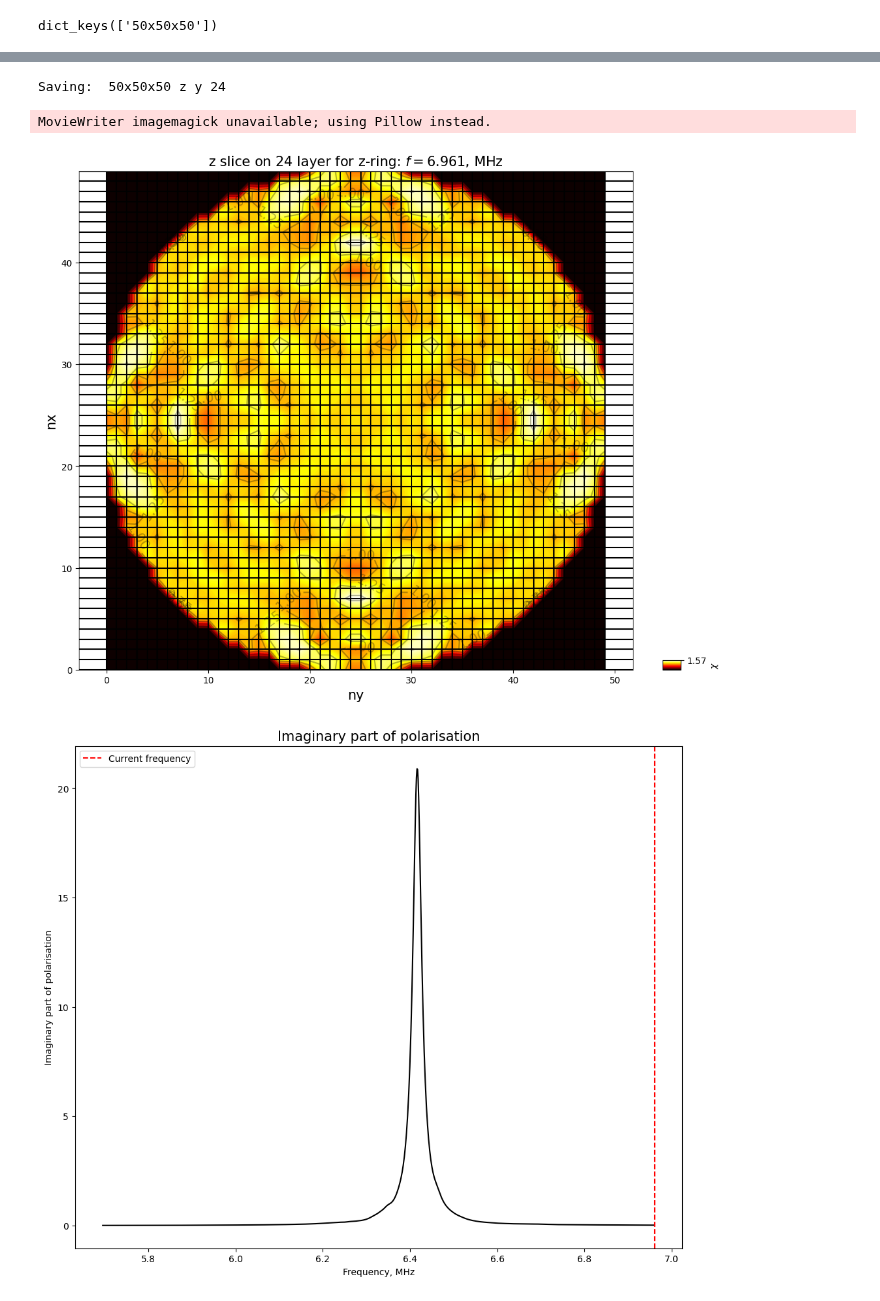
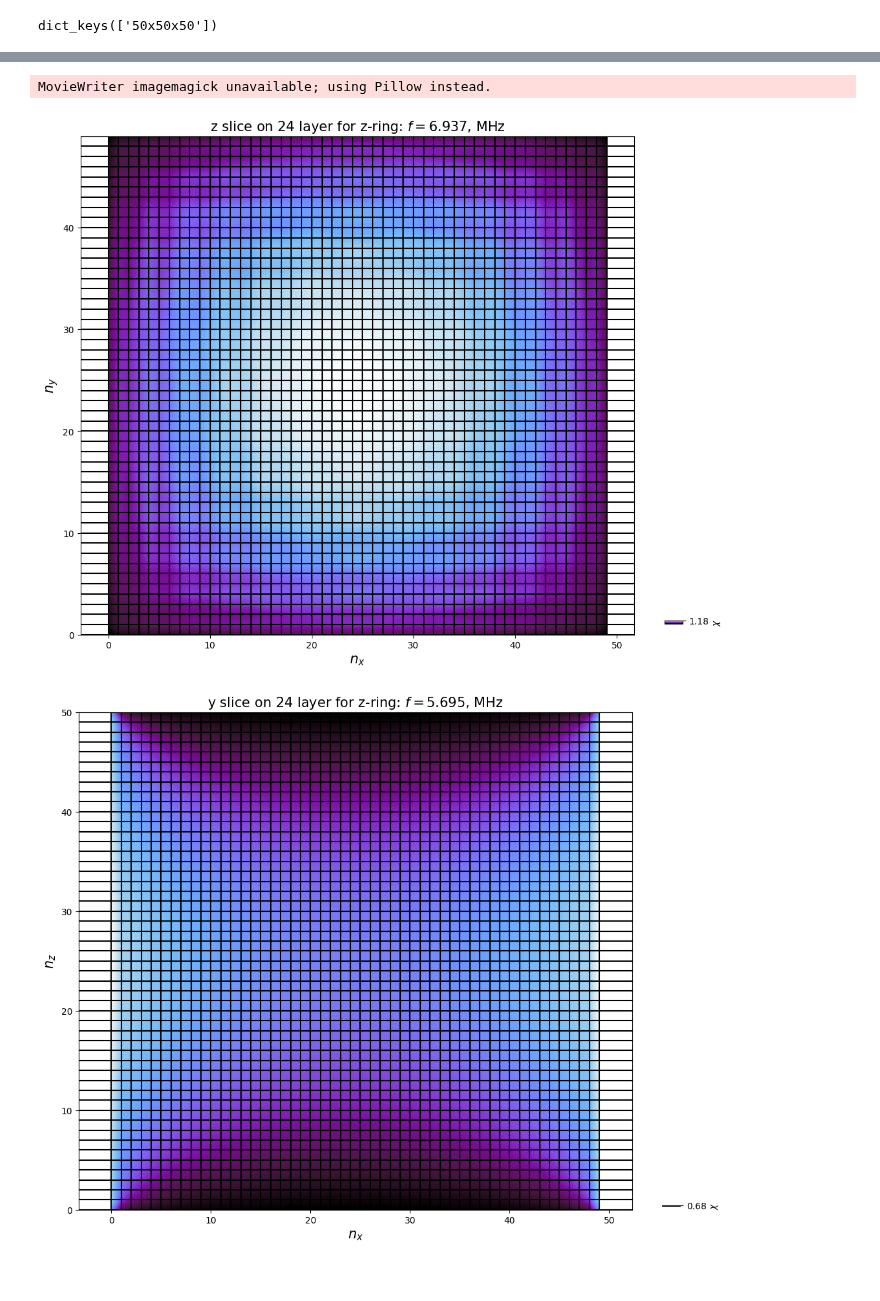
Before and after one commit to broshura/Discrete_Model_Of_Metamaterial_Lens, a Jupyter notebook: Code/FormComparing.ipynb, the cells around one changed output, grey strips where cells are left out. Cells and saved outputs as stored; diff of their text form; code cells hidden in the pictures.

Commit message:
Color changing

```diff
--- a/Code/FormComparing.ipynb
+++ b/Code/FormComparing.ipynb
@@ -680,6 +371,7 @@ import matplotlib.animation as anime
 fig, ax = plt.subplots()
 # Numbers of plots in x and y axes
 
+DataFolder = 'DATALowTolPol'
 MU = effective_mu(Params)(Omega)
 Sphere = spherical_chi(MU)
 Disk = disk_chi(MU)
@@ -709,8 +401,8 @@ def plot_GIF(i):
     Params['N'], Params['shape'] = to3D(i, i, i, 'zyx')
     shape_cube = Params['shape']
     name = f'{Params["Packing"]}_NoGrad_{Params["shape"]}_{Params["Orientations"]}_{Params["Solver_type"]}'
-    if os.path.exists(f"./DATALowTol/{name}"):
-        data = open_model('DATALowTol', Params, Currents = 'False', Polarization = 'True')
+    if os.path.exists(f"./{DataFolder}/{name}"):
+        data = open_model(DataFolder, Params, Currents = 'False', Polarization = 'True')
         Omega = data['Omega']
         RealPolarisation = data['Polarization'][:, 0].real
         ImagPolarisation = data['Polarization'][:, 0].imag
@@ -729,8 +421,8 @@ def plot_GIF(i):
     Params['N'], Params['shape'] = to3D(1, i, i, 'zyx')
     shape_flat = Params['shape']
     name = f'{Params["Packing"]}_NoGrad_{Params["shape"]}_{Params["Orientations"]}_{Params["Solver_type"]}'
-    if os.path.exists(f"./DATALowTol/{name}"):
-        data = open_model('DATALowTol', Params, Currents = 'False', Polarization = 'True')
+    if os.path.exists(f"./{DataFolder}/{name}"):
+        data = open_model(DataFolder, Params, Currents = 'False', Polarization = 'True')
         Omega = data['Omega']
         RealPolarisation = data['Polarization'][:, 0].real
         ImagPolarisation = data['Polarization'][:, 0].imag
@@ -749,8 +441,8 @@ def plot_GIF(i):
     Params['N'], Params['shape'] = to3D(i, 1, 1, 'zyx')
     shape_needle = Params['shape']
     name = f'{Params["Packing"]}_NoGrad_{Params["shape"]}_{Params["Orientations"]}_{Params["Solver_type"]}'
-    if os.path.exists(f"./DATALowTol/{name}"):
-        data = open_model('DATALowTol', Params, Currents = 'False', Polarization = 'True')
+    if os.path.exists(f"./{DataFolder}/{name}"):
+        data = open_model(DataFolder, Params, Currents = 'False', Polarization = 'True')
         Omega = data['Omega']
         RealPolarisation = data['Polarization'][:, 0].real
         ImagPolarisation = data['Polarization'][:, 0].imag
@@ -873,18 +504,19 @@ from Geometry import to3D
 from Calc import open_model
 
 Data = {}
+DataFolder = 'DATALowTol'
 
 nz, ny, nx = 50, 50, 50
 Params['Packing'] = 'Rectangle'
 Params['N'], Params['shape'] = to3D(nz, ny, nx, 'zyx')
-Data[f'{nz}x{ny}x{nx}'] = open_model('DATALowTol', Params, Currents = False, Polarization = True)
+Data[f'{nz}x{ny}x{nx}'] = open_model(DataFolder, Params, Currents = True, Polarization = False)
 
 print(Data.keys())
 
 # Save polarisation data on 3 coloms - real, imag,  and frequency in txt file
 
 for shape in Data:
-    with open(f'DATALowTol/Rectangle_NoGrad_{shape}_zyx_Fast/Polarisation.txt', 'w') as f:
+    with open(f'{DataFolder}/Rectangle_NoGrad_{shape}_zyx_Fast/Polarisation.txt', 'w') as f:
         f.write('Frequency, Real, Imag\n')
         for i in range(len(Data[shape]['Omega'])):
             f.write(f"{Data[shape]['Omega'][i]}, {Data[shape]['Polarization'][i, 0].real}, {Data[shape]['Polarization'][i, 0].imag}\n")
@@ -925,6 +555,7 @@ import matplotlib.pyplot as plt
 import numpy as np
 import matplotlib.animation as anime
 from tqdm import tqdm
+import colormaps as cmaps
 
 # Drawing GIFs
 current_part = {
@@ -978,9 +609,14 @@ def SaveDistribution(Data, rtype, slice_deep, slice_or, name, mode = 'abs'):
 
     fig_currents, ax_currents = plt.subplots(figsize = (12, 10))
 
-    n_1, n_2 = tuple([j for j in N[rtype].keys() if j != f'n{slice_or}'])
+    if slice_or == 'z':
+        n_1, n_2 = r'$n_x$', r'$n_y$'
+    elif slice_or == 'y':
+        n_1, n_2 = r'$n_x$', r'$n_z$'
+    else:
+        n_1, n_2 = r'$n_y$', r'$n_z$'
 
-    X, Y = list(range(N[rtype][n_1])), list(range(N[rtype][n_2]))
+    X, Y = list(range(N[rtype][n_1[1]+n_1[3]])), list(range(N[rtype][n_2[1]+n_2[3]]))
     if len(X) == 1:
         X = [0, 1]
     if len(Y) == 1:
@@ -994,7 +630,9 @@ def SaveDistribution(Data, rtype, slice_deep, slice_or, name, mode = 'abs'):
         Currents = Currents2D[i]
         omega = Omega[i]
 
-        Lines = plt.contour(X, Y, Currents.T, np.min([len(X), len(Y), 6]), colors = 'black', linestyle='--', alpha = 0.3)
+        # Decommend for level lines on the plot
+
+        Lines = plt.contour(X, Y, Currents, np.min([len(X), len(Y), 6]), colors = 'black', linestyle='--', alpha = 0.01)
 
         Imax, Imin = Currents.max(), Currents.min()
         DeltaCurrents = Imax - Imin
@@ -1013,7 +651,12 @@ def SaveDistribution(Data, rtype, slice_deep, slice_or, name, mode = 'abs'):
         plt.xlabel(n_1, fontsize = 15)
         plt.ylabel(n_2, fontsize = 15)
 
-        plt.contourf(X, Y, Currents.T, 100, cmap=plt.cm.hot)
+        # Choosing color map
+
+        plt.contourf(X, Y, Currents, 100, cmap=cmaps.voltage)
+        #plt.pcolormesh(X, Y, Currents.T, cmap=plt.cm.magma, shading='auto')
+        #plt.imshow(Currents, cmap=plt.cm.afmhot, origin='lower', extent = [X[0], X[-1]+1, Y[0], Y[-1]+1])
+
         plt.clabel(Lines, inline=1, fontsize=15)
         plt.colorbar(label = r'$\chi$', fraction = 0.03, pad = 0.05,
                           shrink = 10, aspect = amplitude/0.03, anchor = (0, middlepos),
@@ -1023,30 +666,32 @@ def SaveDistribution(Data, rtype, slice_deep, slice_or, name, mode = 'abs'):
         plt.axis('equal')
         for x in X:
             plt.axvline(x, color = 'black')
+        #plt.axvline(X[-1]+1, color = 'black')
         for y in Y:
             plt.axhline(y, color = 'black')
+        #plt.axhline(Y[-1]+1, color = 'black')
 
     ani = anime.FuncAnimation(fig_currents, plot_GIF,
-                              frames = tqdm(list(range(len(Omega)))[::]),
+                              frames = tqdm(list(range(len(Omega)))[::20]),
                               interval = 50
                               )
 
     ani.save(f'{name}.gif', writer='imagemagick', fps=60)
 
-    fig_pol, ax_pol = plt.subplots(figsize = (12, 10))
-    plt.plot(Omega/2/np.pi/10**6, ImagPolarisation, color = 'black')
-    mark = ax_pol.axvline(Omega[0]/2/np.pi/1e6, color = 'red', linestyle = '--', label = 'Current frequency')
-    plt.xlabel('Frequency, MHz')
-    plt.ylabel('Imaginary part of polarisation')
-    plt.legend()
-    plt.title('Imaginary part of polarisation', fontsize = 15)
+    # fig_pol, ax_pol = plt.subplots(figsize = (12, 10))
+    # plt.plot(Omega/2/np.pi/10**6, ImagPolarisation, color = 'black')
+    # mark = ax_pol.axvline(Omega[0]/2/np.pi/1e6, color = 'red', linestyle = '--', label = 'Current frequency')
+    # plt.xlabel('Frequency, MHz')
+    # plt.ylabel('Imaginary part of polarisation')
+    # plt.legend()
+    # plt.title('Imaginary part of polarisation', fontsize = 15)
 
-    def plot_pol(i):
-        mark.set_xdata([Omega[i]/2/np.pi/10**6])
+    # def plot_pol(i):
+    #     mark.set_xdata([Omega[i]/2/np.pi/10**6])
 
-    ani = anime.FuncAnimation(fig_pol, plot_pol, frames = tqdm(list(range(len(Omega)))[::]), interval = 50)
+    # ani = anime.FuncAnimation(fig_pol, plot_pol, frames = tqdm(list(range(len(Omega)))[::20]), interval = 50)
 
-    ani.save(f'{name}-pol.gif', writer='imagemagick', fps=60)
+    # ani.save(f'{name}-pol.gif', writer='imagemagick', fps=60)
 
 for shape in Data:
     data = Data[shape]
@@ -1055,7 +700,7 @@ for shape in Data:
         for slice_or in ['z', 'y']:
                 slice_deep = 24
                 print('Saving: ', shape, rtype, slice_or, slice_deep)
-                for mode in ['abs', 'angle']:
+                for mode in ['abs']:
                     SaveDistribution(data, rtype, slice_deep, slice_or, f'Plots/Current_distribution/Form/{Params['Packing']}-{shape}-{rtype}ring-{slice_or}slice-{slice_deep}-{Params['Solver_type']}-{mode}', mode = mode)
 # %% [output]
 Saving:  50x50x50 z z 24
@@ -1063,4 +708,3 @@ MovieWriter imagemagick unavailable; using Pillow instead.
-Saving:  50x50x50 z y 24
+MovieWriter imagemagick unavailable; using Pillow instead.
-MovieWriter imagemagick unavailable; using Pillow instead.
-[figure, old version]
+[figure, new version]
-[figure, old version]
+[figure, new version]
```
Also changed, not shown: parts of 18 cells of this notebook.
